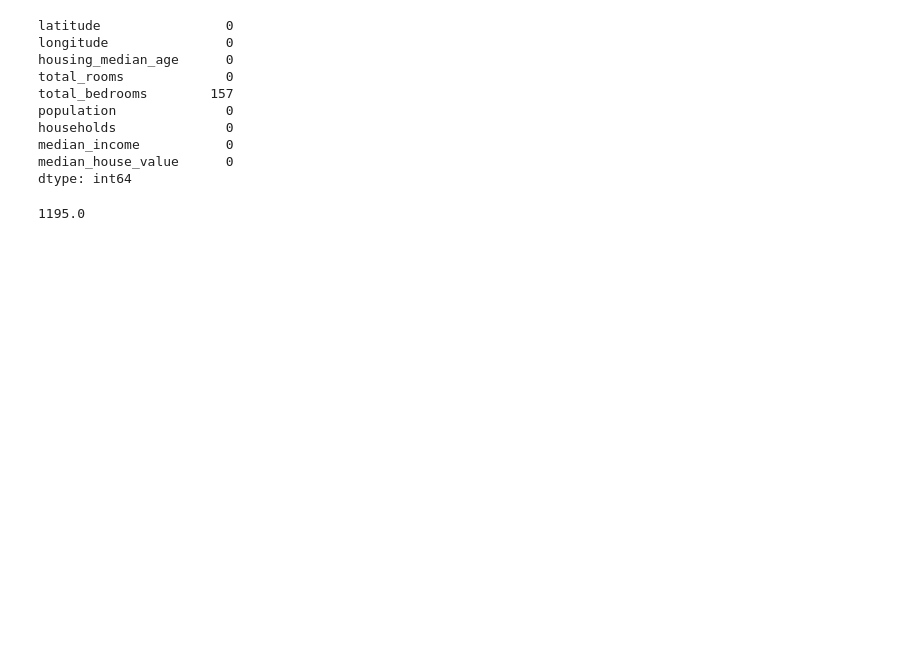
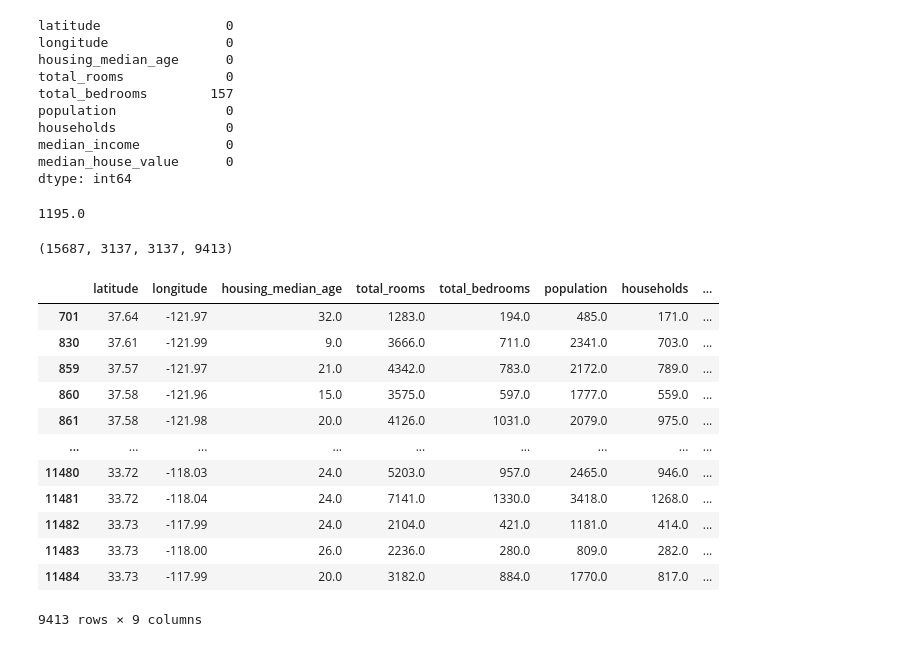
Before and after one commit to sarah-zhan/ml, a Jupyter notebook: week2/week2.ipynb, the cells around one changed output. Saved outputs shown, nothing was run; the diff lists cells and outputs as text; code cells hidden in the pictures; blank space fills up the shorter version.

Commit message:
split dataset to 3 parts

```diff
--- a/week2/week2.ipynb
+++ b/week2/week2.ipynb
@@ -139,3 +139,36 @@ dtype: int64
 california_df["population"].median()
 # %% [output]
 1195.0
+# %%
+# Prepare and split the dataset
+# Shuffle the dataset (the filtered one you created above), use seed 42
+# Split your data in train/val/test sets, with 60%/20%/20% distribution.
+# Apply the log transformation to the median_house_value variable using the np.log1p() function.
+
+n = len(california_df)
+n_val = int(n * 0.2)
+n_test = int(n * 0.2)
+n_train = n - n_val - n_test
+
+n, n_val, n_test, n_train
+# %% [output]
+(15687, 3137, 3137, 9413)
+# %%
+df_train = california_df.iloc[:n_train]
+df_val = california_df[n_train: n_train + n_val]
+df_test = california_df[n_train + n_val:]
+df_train
+# %% [output]
+|  | latitude | longitude | housing_median_age | total_rooms | total_bedrooms | population | households | ... |
+| 701 | 37.64 | -121.97 | 32.0 | 1283.0 | 194.0 | 485.0 | 171.0 | ... |
+| 830 | 37.61 | -121.99 | 9.0 | 3666.0 | 711.0 | 2341.0 | 703.0 | ... |
+| 859 | 37.57 | -121.97 | 21.0 | 4342.0 | 783.0 | 2172.0 | 789.0 | ... |
+| 860 | 37.58 | -121.96 | 15.0 | 3575.0 | 597.0 | 1777.0 | 559.0 | ... |
+| 861 | 37.58 | -121.98 | 20.0 | 4126.0 | 1031.0 | 2079.0 | 975.0 | ... |
+| ... | ... | ... | ... | ... | ... | ... | ... | ... |
+| 11480 | 33.72 | -118.03 | 24.0 | 5203.0 | 957.0 | 2465.0 | 946.0 | ... |
+| 11481 | 33.72 | -118.04 | 24.0 | 7141.0 | 1330.0 | 3418.0 | 1268.0 | ... |
+| 11482 | 33.73 | -117.99 | 24.0 | 2104.0 | 421.0 | 1181.0 | 414.0 | ... |
+| 11483 | 33.73 | -118.00 | 26.0 | 2236.0 | 280.0 | 809.0 | 282.0 | ... |
+| 11484 | 33.73 | -117.99 | 20.0 | 3182.0 | 884.0 | 1770.0 | 817.0 | ... |
+9413 rows × 9 columns
```
